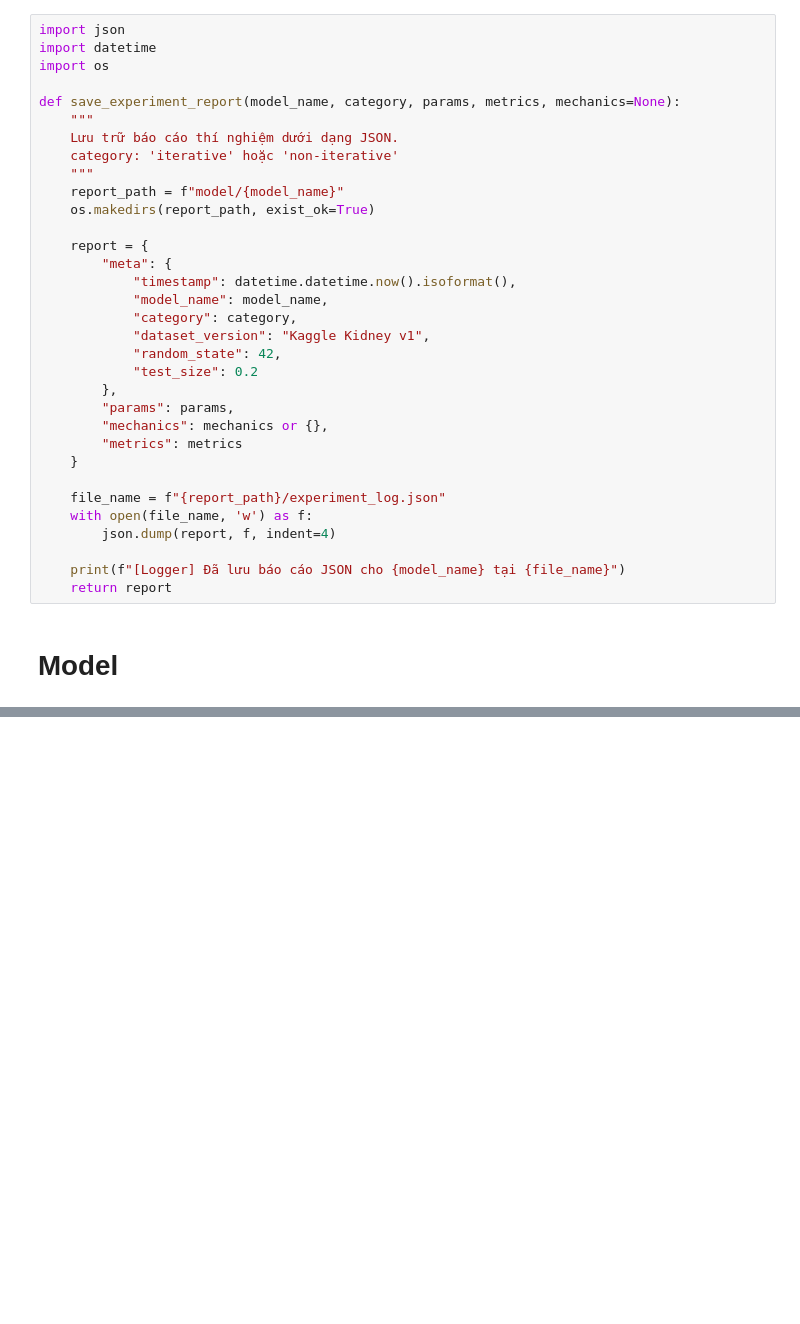
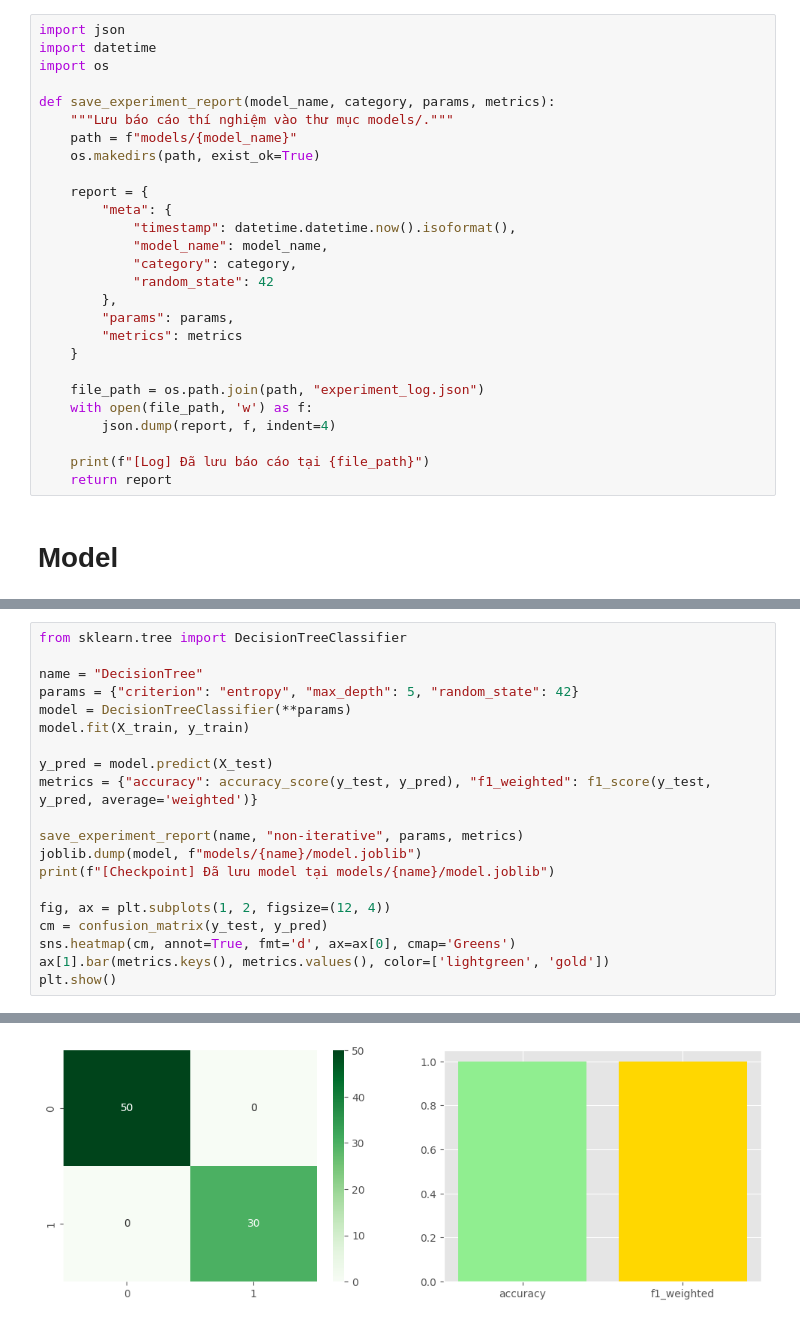
Before and after one commit to YuluWusu/Training-A.I-model-for-diagnosing-kidney-disease, a Jupyter notebook: diagnosing_kidney_disease.ipynb, the cells around one changed output, grey strips where cells are left out. Cells and saved outputs as stored; diff of their text form; blank space fills up the shorter version.

```diff
--- a/diagnosing_kidney_disease.ipynb
+++ b/diagnosing_kidney_disease.ipynb
@@ -158,33 +138,27 @@ import json
 import datetime
 import os
 
-def save_experiment_report(model_name, category, params, metrics, mechanics=None):
-    """
-    Lưu trữ báo cáo thí nghiệm dưới dạng JSON.
-    category: 'iterative' hoặc 'non-iterative'
-    """
-    report_path = f"model/{model_name}"
-    os.makedirs(report_path, exist_ok=True)
+def save_experiment_report(model_name, category, params, metrics):
+    """Lưu báo cáo thí nghiệm vào thư mục models/."""
+    path = f"models/{model_name}"
+    os.makedirs(path, exist_ok=True)
 
     report = {
         "meta": {
             "timestamp": datetime.datetime.now().isoformat(),
             "model_name": model_name,
             "category": category,
-            "dataset_version": "Kaggle Kidney v1",
-            "random_state": 42,
-            "test_size": 0.2
+            "random_state": 42
         },
         "params": params,
-        "mechanics": mechanics or {},
         "metrics": metrics
     }
 
-    file_name = f"{report_path}/experiment_log.json"
-    with open(file_name, 'w') as f:
+    file_path = os.path.join(path, "experiment_log.json")
+    with open(file_path, 'w') as f:
         json.dump(report, f, indent=4)
 
-    print(f"[Logger] Đã lưu báo cáo JSON cho {model_name} tại {file_name}")
+    print(f"[Log] Đã lưu báo cáo tại {file_path}")
     return report
 # %% [markdown]
 # Model
@@ -288,0 +200,21 @@ weighted avg       0.99      0.99      0.99        80
+# %%
+from sklearn.tree import DecisionTreeClassifier
+
+name = "DecisionTree"
+params = {"criterion": "entropy", "max_depth": 5, "random_state": 42}
+model = DecisionTreeClassifier(**params)
+model.fit(X_train, y_train)
+
+y_pred = model.predict(X_test)
+metrics = {"accuracy": accuracy_score(y_test, y_pred), "f1_weighted": f1_score(y_test, y_pred, average='weighted')}
+
+save_experiment_report(name, "non-iterative", params, metrics)
+joblib.dump(model, f"models/{name}/model.joblib")
+print(f"[Checkpoint] Đã lưu model tại models/{name}/model.joblib")
+
+fig, ax = plt.subplots(1, 2, figsize=(12, 4))
+cm = confusion_matrix(y_test, y_pred)
+sns.heatmap(cm, annot=True, fmt='d', ax=ax[0], cmap='Greens')
+ax[1].bar(metrics.keys(), metrics.values(), color=['lightgreen', 'gold'])
+plt.show()
+# %% [output]
@@ -289 +223,2 @@ weighted avg       0.99      0.99      0.99        80
+[figure, added]
 # %% [markdown]
```
Also changed, not shown: parts of 34 cells of this notebook, 22 other files.
